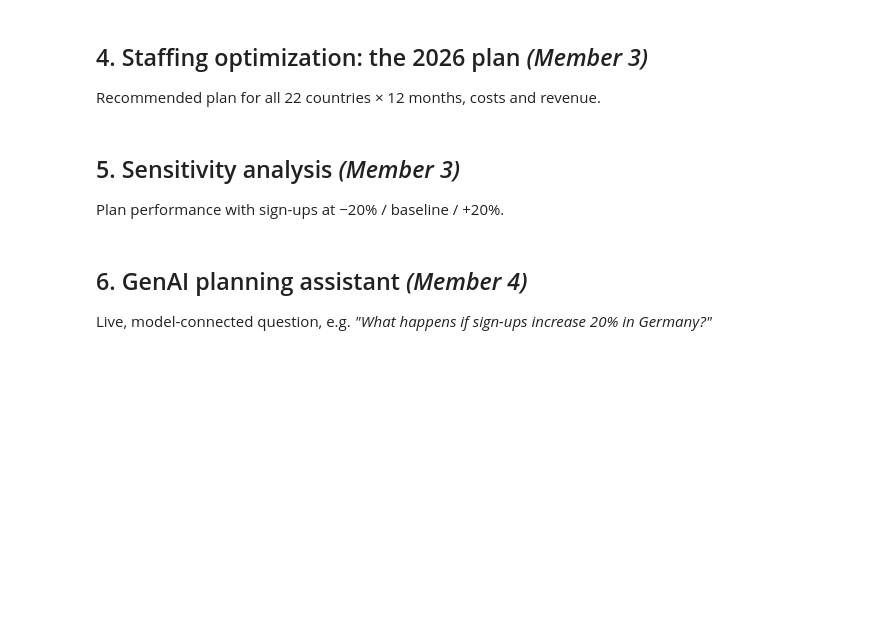
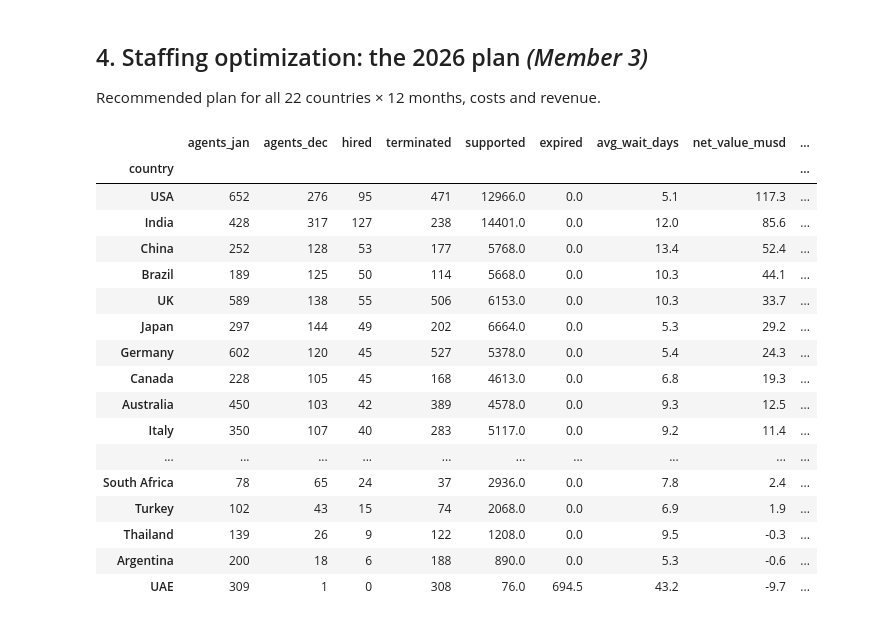
Before and after one commit to jkimball1/google-agent-staffing, a Jupyter notebook: notebooks/final_submission.ipynb, the cells around one changed output. Saved outputs shown, nothing was run; the diff lists cells and outputs as text; code cells hidden in the pictures; blank space fills up the shorter version.

```diff
--- a/notebooks/final_submission.ipynb
+++ b/notebooks/final_submission.ipynb
@@ -31,3 +191,0 @@ Recommended plan for all 22 countries × 12 months, costs and revenue.
-# %% [markdown]
-## 5. Sensitivity analysis *(Member 3)*
-Plan performance with sign-ups at −20% / baseline / +20%.
@@ -36,3 +192,72 @@ Plan performance with sign-ups at −20% / baseline / +20%.
-# %% [markdown]
-## 6. GenAI planning assistant *(Member 4)*
-Live, model-connected question, e.g. *"What happens if sign-ups increase 20% in Germany?"*
+# %%
+# from src.optimization.optimizer import optimize_staffing
+
+import pandas as pd
+from src.optimization.scenarios import load_inputs, recommended_plan
+from src.schemas import STAFFING_PLAN_COLUMNS
+from src.simulation.simulator import simulate_plan
+
+demand_df, country_parameters_df = load_inputs()
+plan_df, results_df = recommended_plan()
+
+# Compare with keeping January 2026 staffing unchanged.
+keep_staff = simulate_plan(
+    demand_df,
+    pd.DataFrame(columns=STAFFING_PLAN_COLUMNS),
+    country_parameters_df
+)
+
+def yearly(results):
+    g = results.groupby("country")
+    wait = (
+        results["average_wait_days"] *
+        results["advertisers_supported"]
+    ).groupby(results["country"]).sum()
+
+    return pd.DataFrame({
+        "supported": g["advertisers_supported"].sum(),
+        "expired": g["advertisers_expired"].sum(),
+        "avg_wait_days": wait / g["advertisers_supported"].sum(),
+        "net_value_musd": g["net_value_usd"].sum() / 1e6,
+    })
+
+plan_totals = plan_df.groupby("country")[
+    ["hires_requested", "terminations_requested"]
+].sum()
+
+summary = pd.DataFrame({
+    "agents_jan": country_parameters_df.set_index("country")["agents_jan_2026"],
+    "agents_dec": results_df[
+        results_df["month"] == "2026-12"
+    ].set_index("country")["agents_active"],
+    "hired": plan_totals["hires_requested"],
+    "terminated": plan_totals["terminations_requested"],
+}).join(yearly(results_df)).join(
+    yearly(keep_staff)[["net_value_musd"]].rename(
+        columns={"net_value_musd": "keep_staff_net_musd"}
+    )
+)
+
+display(summary.sort_values(
+    "net_value_musd",
+    ascending=False
+).round(1))
+# %% [output]
+|  | agents_jan | agents_dec | hired | terminated | supported | expired | avg_wait_days | net_value_musd | ... |
+| country |  |  |  |  |  |  |  |  | ... |
+| USA | 652 | 276 | 95 | 471 | 12966.0 | 0.0 | 5.1 | 117.3 | ... |
+| India | 428 | 317 | 127 | 238 | 14401.0 | 0.0 | 12.0 | 85.6 | ... |
+| China | 252 | 128 | 53 | 177 | 5768.0 | 0.0 | 13.4 | 52.4 | ... |
+| Brazil | 189 | 125 | 50 | 114 | 5668.0 | 0.0 | 10.3 | 44.1 | ... |
+| UK | 589 | 138 | 55 | 506 | 6153.0 | 0.0 | 10.3 | 33.7 | ... |
+| Japan | 297 | 144 | 49 | 202 | 6664.0 | 0.0 | 5.3 | 29.2 | ... |
+| Germany | 602 | 120 | 45 | 527 | 5378.0 | 0.0 | 5.4 | 24.3 | ... |
+| Canada | 228 | 105 | 45 | 168 | 4613.0 | 0.0 | 6.8 | 19.3 | ... |
+| Australia | 450 | 103 | 42 | 389 | 4578.0 | 0.0 | 9.3 | 12.5 | ... |
+| Italy | 350 | 107 | 40 | 283 | 5117.0 | 0.0 | 9.2 | 11.4 | ... |
+| ... | ... | ... | ... | ... | ... | ... | ... | ... | ... |
+| South Africa | 78 | 65 | 24 | 37 | 2936.0 | 0.0 | 7.8 | 2.4 | ... |
+| Turkey | 102 | 43 | 15 | 74 | 2068.0 | 0.0 | 6.9 | 1.9 | ... |
+| Thailand | 139 | 26 | 9 | 122 | 1208.0 | 0.0 | 9.5 | -0.3 | ... |
+| Argentina | 200 | 18 | 6 | 188 | 890.0 | 0.0 | 5.3 | -0.6 | ... |
+| UAE | 309 | 1 | 0 | 308 | 76.0 | 694.5 | 43.2 | -9.7 | ... |
```
Also changed, not shown: parts of 31 cells of this notebook.
